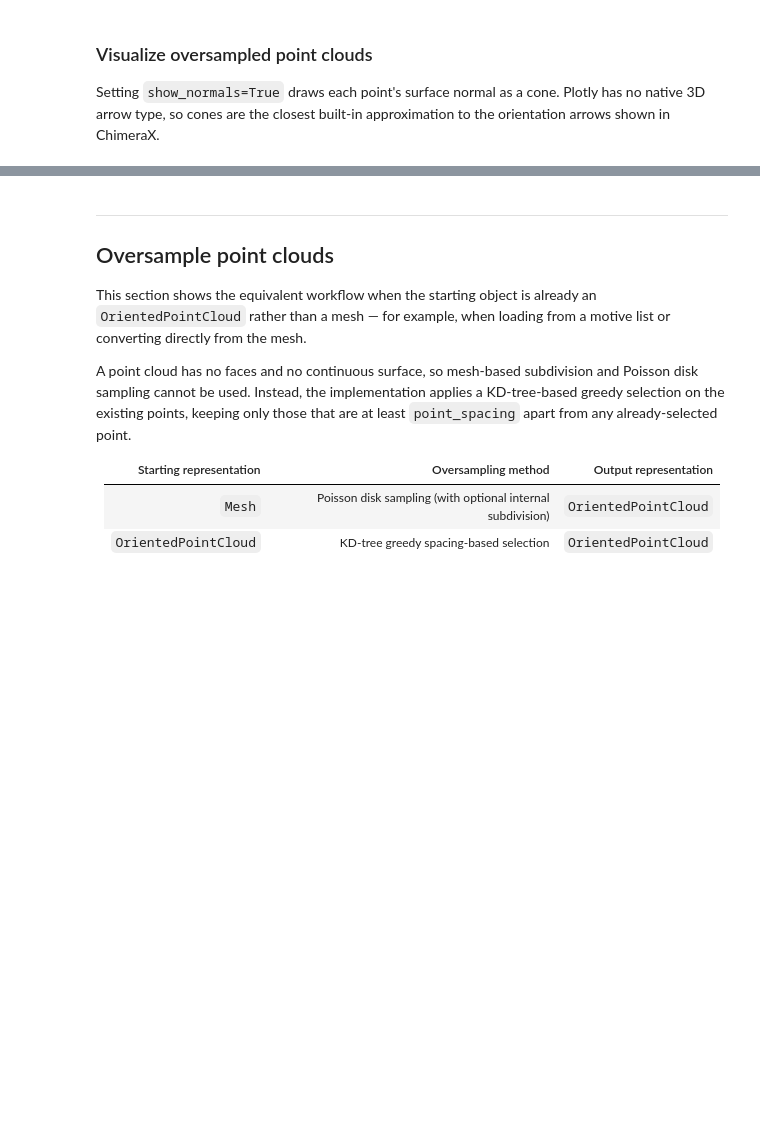
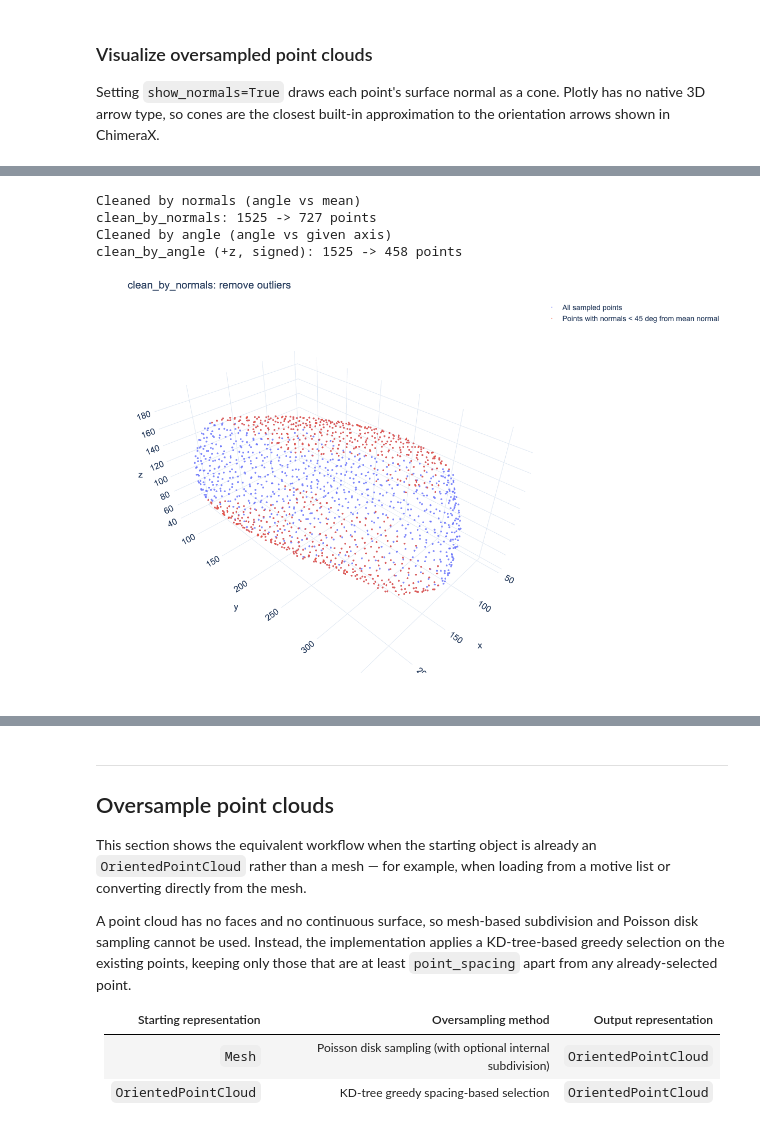
Before and after one commit to turonova/cryoCAT, a Jupyter notebook: docs/source/tutorials/surface_sampling/oversample_capsid.ipynb, the cells around one changed output, grey strips where cells are left out. Drawn from its saved outputs; the diff is of its cells as text; code cells hidden in the pictures; blank space fills up the shorter version.

Commit message:
Updated capsid oversampling tutorial.

```diff
--- a/docs/source/tutorials/surface_sampling/oversample_capsid.ipynb
+++ b/docs/source/tutorials/surface_sampling/oversample_capsid.ipynb
@@ -240,0 +257,18 @@ Image("plots/capsid_mesh_inner_vs_outer_surface_with_normals.png")
+# %%
+# Cleaners mutate in place; copy so the original (saved later) is untouched.
+inner_deviated = copy.deepcopy(inner_surface_oversampled)
+n0 = len(inner_deviated.surface.vertices)
+top_cap = copy.deepcopy(inner_surface_oversampled)
+
+# (1) Remove sampling outliers: normals deviating > 45 deg from the mean normal.
+inner_deviated.clean_by_normals(max_angle_deg=45)
+print(f"clean_by_normals: {n0} -> {len(inner_deviated.surface.vertices)} points")
+
+# (2) Directional selection: keep points whose normals point roughly toward +z.
+top_cap.clean_by_angle(max_angle_deg=60, reference_normal=[0, 0, 1], signed=True)
+print(f"clean_by_angle (+z, signed): {n0} -> {len(top_cap.surface.vertices)} points")
+# %% [output]
+Cleaned by normals (angle vs mean)
+clean_by_normals: 1525 -> 727 points
+Cleaned by angle (angle vs given axis)
+clean_by_angle (+z, signed): 1525 -> 458 points
@@ -240,0 +286,4 @@ Image("plots/capsid_mesh_inner_vs_outer_surface_with_normals.png")
+# %%
+Image("plots/capsid_clean_by_normals.png")
+# %% [output]
+[figure, added]
```
Also changed, not shown: parts of 19 cells of this notebook, 6 other files.
